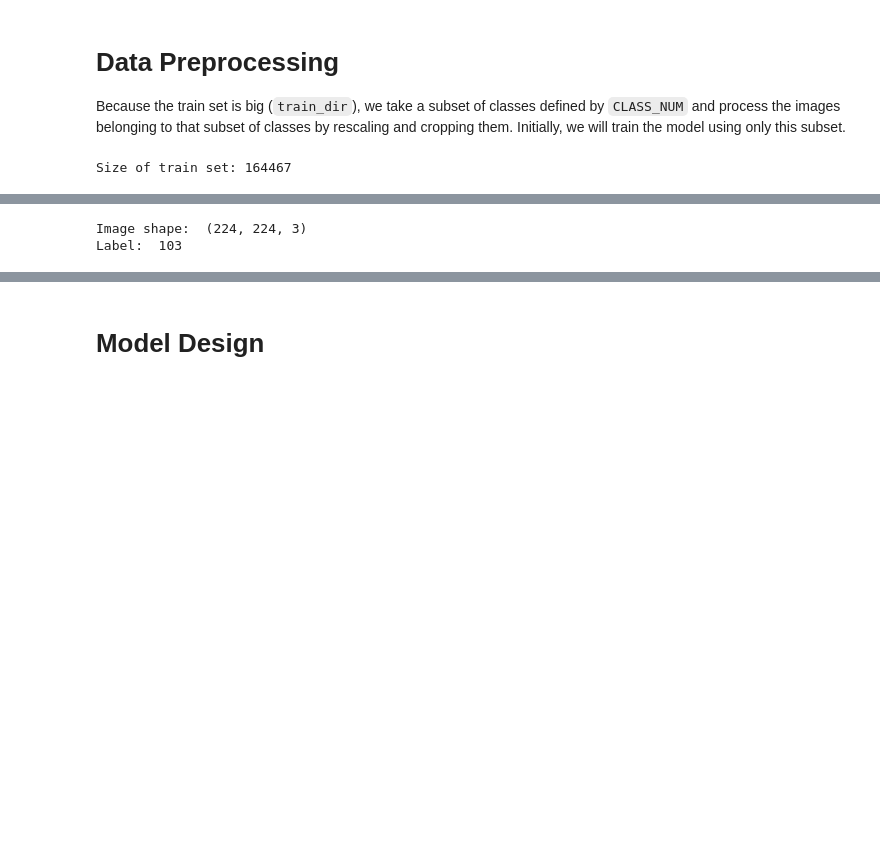
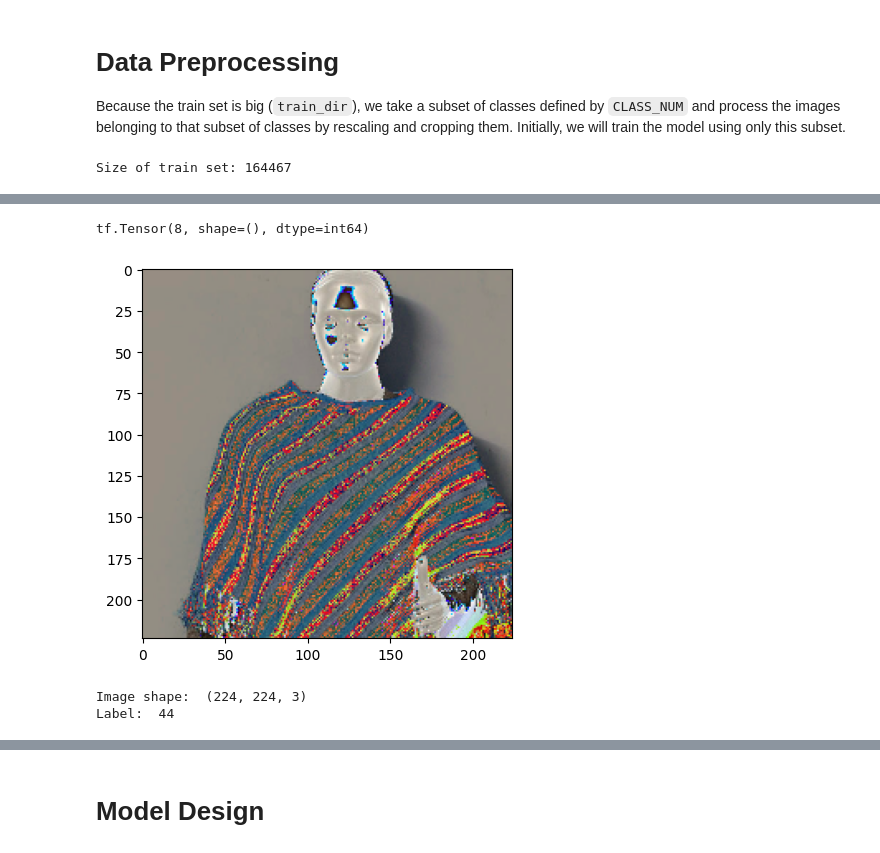
Before and after one commit to irenebernardi/VGG-16-replication, a Jupyter notebook: imagenet-reproducing-convnets.ipynb, the cells around one changed output, grey strips where cells are left out. Saved outputs shown, nothing was run; the diff lists cells and outputs as text; code cells hidden in the pictures; blank space fills up the shorter version.

Commit message:
Kaggle Notebook | ImageNet: reproducing ConvNets | Version 35 Austin's run of the training 11 layers

```diff
--- a/imagenet-reproducing-convnets.ipynb
+++ b/imagenet-reproducing-convnets.ipynb
@@ -212,7 +174,31 @@ tf.Tensor(8, shape=(), dtype=int64)
+# %%
+image, label = vggutils.process_path(
+    data_dir + "val/ILSVRC2012_val_00046886.JPEG",
+    class_names,
+    devel_files,
+    y_devel,
+    label_fun=vggutils.extract_devel_label
+)
+
+input_shape = image.shape
+
+plt.imshow(image)
+print(label)
+# %% [output]
+tf.Tensor(8, shape=(), dtype=int64)
+[figure, added]
 # %%
-# Preprocess images
-train_ds = raw_train_ds.map(process_path, num_parallel_calls=tf.data.AUTOTUNE)
-devel_ds = raw_devel_ds.map(lambda path: process_path(path, label_fun=extract_devel_label, max_delta=0), num_parallel_calls=tf.data.AUTOTUNE)
+# Preprocess train set
+train_ds = raw_train_ds.map(
+    lambda path: vggutils.process_path(path, class_names, devel_files, y_devel, label_fun=vggutils.extract_train_label),
+    num_parallel_calls=tf.data.AUTOTUNE
+)
+
+# Preprocess devel set
+devel_ds = raw_devel_ds.map(
+    lambda path: vggutils.process_path(path, class_names, devel_files, y_devel, label_fun=vggutils.extract_train_label, max_delta=0),
+    num_parallel_calls=tf.data.AUTOTUNE
+)
 
 # Show example
 for image, label in train_ds.take(1):
@@ -220,7 +206,7 @@ for image, label in train_ds.take(1):
     print("Label: ", label.numpy())
 # %% [output]
 Image shape:  (224, 224, 3)
-Label:  103
+Label:  44
 # %%
 # Improve train set performance
 train_ds = train_ds \
```
Also changed, not shown: parts of 19 cells of this notebook.
